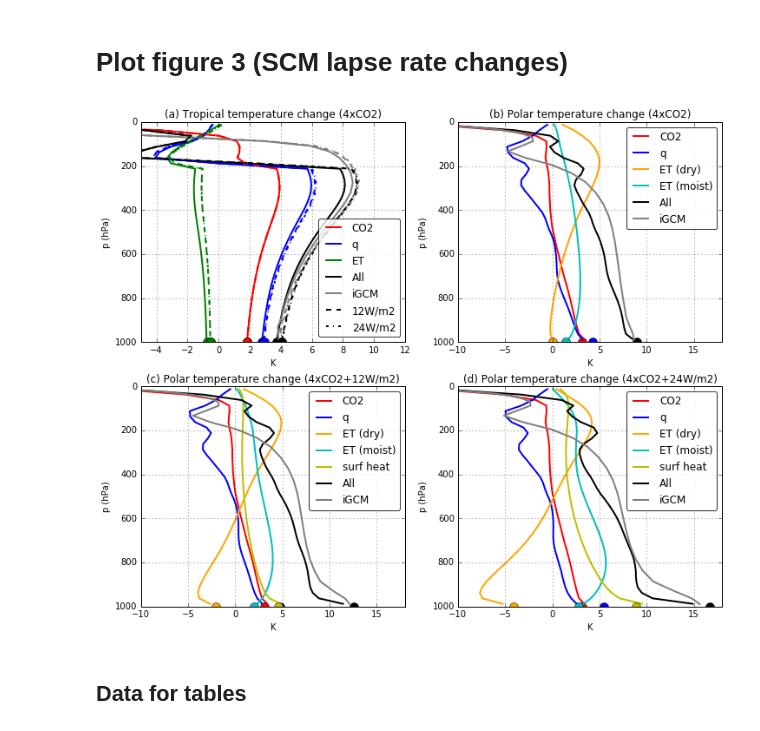
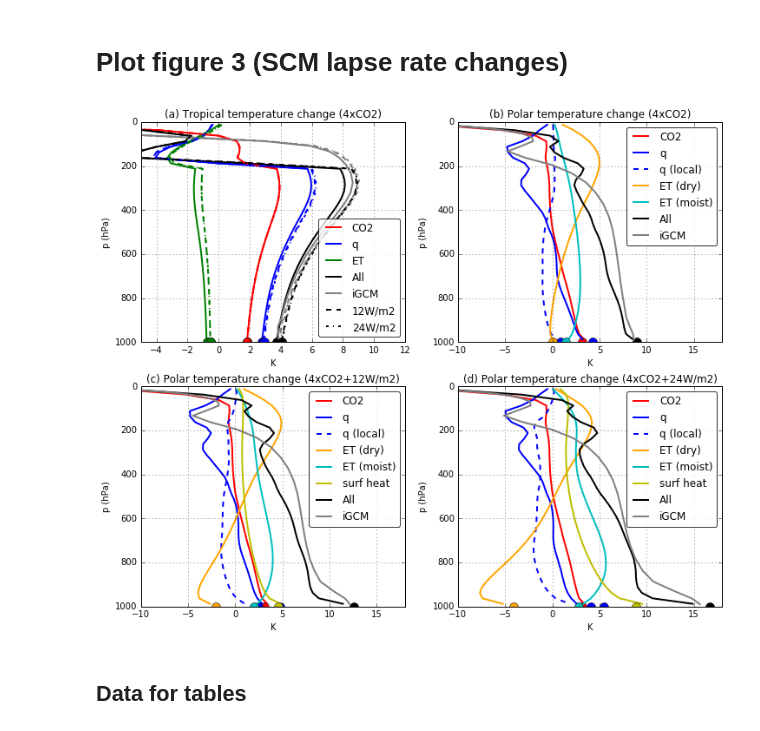
Before and after one commit to matthewjhenry/HMLR19_SCM, a Jupyter notebook: plot_figures.ipynb, the cells around one changed output. Drawn from its saved outputs; the diff is of its cells as text; code cells hidden in the pictures.

```diff
--- a/plot_figures.ipynb
+++ b/plot_figures.ipynb
@@ -539,6 +543,7 @@ Getting ozone data from /home/mhenry/Programs/anaconda2/lib/python2.7/site-packa
 # %% [markdown]
 # Run all (perturbed) single column models (poles and then tropics)
 # %%
+lat_p = 80
 model = run_pole_column(iGCM_run=co2, co2_lev=3e-4, insol=175.2, alb=0.54, transpT_ctl=True, transpQ_ctl=True, sh_ctl=True, surf_forc=0)
 
 model_co2 = run_pole_column(iGCM_run=co2, co2_lev=12e-4, insol=175.2, alb=0.54, transpT_ctl=False, transpQ_ctl=False, sh_ctl=False, surf_forc=0)
@@ -547,7 +552,7 @@ model_co2_transT = run_pole_column(iGCM_run=co2, co2_lev=3e-4, insol=175.2, alb=
 model_co2_transQ = run_pole_column(iGCM_run=co2, co2_lev=3e-4, insol=175.2, alb=0.54, transpT_ctl=True,transpQ_ctl=False, sh_ctl=True, surf_forc=0)
 model_co2_q = run_pole_column(iGCM_run=co2, co2_lev=3e-4, insol=175.2, alb=0.54,transpT_ctl=True,transpQ_ctl=True, sh_ctl=False, surf_forc=0)
 model_co2_q_local = run_pole_column(iGCM_run=co2, co2_lev=3e-4, insol=175.2, alb=0.54,transpT_ctl=True,
-                    transpQ_ctl=True, sh_ctl=True, surf_forc=0,q_spec = model_p_co2_RH.q)
+                    transpQ_ctl=True, sh_ctl=True, surf_forc=0,q_spec = np.interp(model.lev,iGCM_run.sig_*1000,iGCM_run.plot_pole(co2.q_lin,lat_p))+(model_p_co2_RH.q-model_p_ctl_RH.q))
 model_co2_q_remote_Tatm = model_co2_q.Tatm-(model_co2_q_local.Tatm-model.Tatm)
 model_co2_q_remote_Ts = model_co2_q.Ts-(model_co2_q_local.Ts-model.Ts)
 
@@ -557,7 +562,7 @@ model_HS12_transT = run_pole_column(iGCM_run=co2_HS12, co2_lev=3e-4, insol=175.2
 model_HS12_transQ = run_pole_column(iGCM_run=co2_HS12, co2_lev=3e-4, insol=175.2, alb=0.54, transpT_ctl=True,transpQ_ctl=False, sh_ctl=True, surf_forc=0)
 model_HS12_q = run_pole_column(iGCM_run=co2_HS12, co2_lev=3e-4, insol=175.2, alb=0.54, transpT_ctl=True,transpQ_ctl=True, sh_ctl=False, surf_forc=0)
 model_HS12_q_local = run_pole_column(iGCM_run=co2_HS12, co2_lev=3e-4, insol=175.2, alb=0.54,transpT_ctl=True,
-                              transpQ_ctl=True, sh_ctl=True, surf_forc=0,q_spec = model_p_co2_RH_HS12.q)
+                              transpQ_ctl=True, sh_ctl=True, surf_forc=0,q_spec = np.interp(model.lev,iGCM_run.sig_*1000,iGCM_run.plot_pole(co2.q_lin,lat_p))+(model_p_co2_RH_HS12.q-model_p_ctl_RH.q))
 model_HS12_surf = run_pole_column(iGCM_run=co2_HS12, co2_lev=3e-4, insol=175.2, alb=0.54, transpT_ctl=True,transpQ_ctl=True, sh_ctl=True, surf_forc=4e-7)
 model_HS12_q_remote_Tatm = model_HS12_q.Tatm-(model_HS12_q_local.Tatm-model.Tatm)
 model_HS12_q_remote_Ts = model_HS12_q.Ts-(model_HS12_q_local.Ts-model.Ts)
@@ -567,7 +572,7 @@ model_HS24_transT = run_pole_column(iGCM_run=co2_HS24, co2_lev=3e-4, insol=175.2
 model_HS24_transQ = run_pole_column(iGCM_run=co2_HS24, co2_lev=3e-4, insol=175.2, alb=0.54, transpT_ctl=True,transpQ_ctl=False, sh_ctl=True, surf_forc=0)
 model_HS24_q = run_pole_column(iGCM_run=co2_HS24, co2_lev=3e-4, insol=175.2, alb=0.54, transpT_ctl=True,transpQ_ctl=True, sh_ctl=False, surf_forc=0)
 model_HS24_q_local = run_pole_column(iGCM_run=co2_HS24, co2_lev=3e-4, insol=175.2, alb=0.54,transpT_ctl=True,
-                              transpQ_ctl=True, sh_ctl=True, surf_forc=0,q_spec = model_p_co2_RH_HS24.q)
+                              transpQ_ctl=True, sh_ctl=True, surf_forc=0,q_spec = np.interp(model.lev,iGCM_run.sig_*1000,iGCM_run.plot_pole(co2.q_lin,lat_p))+(model_p_co2_RH_HS24.q-model_p_ctl_RH.q))
 model_HS24_surf = run_pole_column(iGCM_run=co2_HS24, co2_lev=3e-4, insol=175.2, alb=0.54, transpT_ctl=True,transpQ_ctl=True, sh_ctl=True, surf_forc=8e-7)
 model_HS24_q_remote_Tatm = model_HS24_q.Tatm-(model_HS24_q_local.Tatm-model.Tatm)
 model_HS24_q_remote_Ts = model_HS24_q.Ts-(model_HS24_q_local.Ts-model.Ts)
@@ -593,13 +598,14 @@ Getting ozone data from /home/mhenry/Programs/anaconda2/lib/python2.7/site-packa
 Getting ozone data from /home/mhenry/Programs/anaconda2/lib/python2.7/site-packages/climlab/radiation/data/ozone/apeozone_cam3_5_54.nc
 Getting ozone data from /home/mhenry/Programs/anaconda2/lib/python2.7/site-packages/climlab/radiation/data/ozone/apeozone_cam3_5_54.nc
 # %%
+lat_t = 10
 model_t = run_eq_column(iGCM_run=co2, co2_lev=3e-4, insol=415, alb=0.07, transp_ctl=True, sh_ctl=True)
 model_t_co2 = run_eq_column(iGCM_run=co2, co2_lev=12e-4, insol=415, alb=0.07, transp_ctl=False, sh_ctl=False)
 model_t_co2_co2 = run_eq_column(iGCM_run=co2, co2_lev=12e-4, insol=415, alb=0.07, transp_ctl=True, sh_ctl=True)
 model_t_co2_trans = run_eq_column(iGCM_run=co2, co2_lev=3e-4, insol=415, alb=0.07, transp_ctl=False, sh_ctl=True)
 model_t_co2_q = run_eq_column(iGCM_run=co2, co2_lev=3e-4, insol=415, alb=0.07, transp_ctl=True, sh_ctl=False)
 model_t_co2_q_local = run_eq_column(iGCM_run=co2, co2_lev=3e-4, insol=415, alb=0.07, transp_ctl=True, sh_ctl=False,
-                                   q_spec =  model_t_co2_RH.q)
+                                   q_spec =  np.interp(model.lev,iGCM_run.sig_*1000,plot_eq(co2.q_lin,iGCM_run.lat_,lat_t))+(model_t_co2_RH.q-model_t_ctl_RH.q))
 model_t_co2_q_remote_Tatm = model_t_co2_q.Tatm-(model_t_co2_q_local.Tatm-model_t.Tatm)
 model_t_co2_q_remote_Ts = model_t_co2_q.Ts-(model_t_co2_q_local.Ts-model_t.Ts)
 
@@ -608,7 +614,7 @@ model_t_HS12_co2 = run_eq_column(iGCM_run=co2_HS12, co2_lev=12e-4, insol=415, al
 model_t_HS12_trans = run_eq_column(iGCM_run=co2_HS12, co2_lev=3e-4, insol=415, alb=0.07, transp_ctl=False, sh_ctl=True)
 model_t_HS12_q = run_eq_column(iGCM_run=co2_HS12, co2_lev=3e-4, insol=415, alb=0.07, transp_ctl=True, sh_ctl=False)
 model_t_HS12_q_local = run_eq_column(iGCM_run=co2_HS12, co2_lev=3e-4, insol=415, alb=0.07, transp_ctl=True, sh_ctl=False,
-                                   q_spec =  model_t_co2_RH_HS12.q)
+                                   q_spec =  np.interp(model.lev,iGCM_run.sig_*1000,plot_eq(co2_HS12.q_lin,iGCM_run.lat_,lat_t))+(model_t_co2_RH_HS12.q-model_t_ctl_RH.q))
 model_t_HS12_q_remote_Tatm = model_t_HS12_q.Tatm-(model_t_HS12_q_local.Tatm-model_t.Tatm)
 model_t_HS12_q_remote_Ts = model_t_HS12_q.Ts-(model_t_HS12_q_local.Ts-model_t.Ts)
 
@@ -617,7 +623,7 @@ model_t_HS24_co2 = run_eq_column(iGCM_run=co2_HS24, co2_lev=12e-4, insol=415, al
 model_t_HS24_trans = run_eq_column(iGCM_run=co2_HS24, co2_lev=3e-4, insol=415, alb=0.07, transp_ctl=False, sh_ctl=True)
 model_t_HS24_q = run_eq_column(iGCM_run=co2_HS24, co2_lev=3e-4, insol=415, alb=0.07, transp_ctl=True, sh_ctl=False)
 model_t_HS24_q_local = run_eq_column(iGCM_run=co2_HS24, co2_lev=3e-4, insol=415, alb=0.07, transp_ctl=True, sh_ctl=False,
-                                   q_spec =  model_t_co2_RH_HS24.q)
+                                   q_spec =  np.interp(model.lev,iGCM_run.sig_*1000,plot_eq(co2_HS24.q_lin,iGCM_run.lat_,lat_t))+(model_t_co2_RH_HS24.q-model_t_ctl_RH.q))
 model_t_HS24_q_remote_Tatm = model_t_HS24_q.Tatm-(model_t_HS24_q_local.Tatm-model_t.Tatm)
 model_t_HS24_q_remote_Ts = model_t_HS24_q.Ts-(model_t_HS24_q_local.Ts-model_t.Ts)
 # %% [output]
@@ -688,6 +694,8 @@ plt.plot(model_co2_co2.state['Tatm'] - model.state['Tatm'],model.lev,c='r',label
 plt.plot(model_co2_co2.state['Ts'] - model.state['Ts'], 1000, 'ro',markersize=msize)
 plt.plot(model_co2_q_local.state['Tatm'] + model_co2_q_remote_Tatm - 2*model.state['Tatm'],model.lev,c='b',label='q',linewidth=2)
 plt.plot(model_co2_q_local.state['Ts'] + model_co2_q_remote_Ts - 2*model.state['Ts'], 1000, 'bo',markersize=msize)
+plt.plot(model_co2_q_local.state['Tatm'] - model.state['Tatm'],model.lev,'b--',label='q (local)',linewidth=2)
+plt.plot(model_co2_q_local.state['Ts'] - model.state['Ts'], 1000, 'bo',markersize=msize)
 plt.plot(model_co2_transT.state['Tatm'] - model.state['Tatm'],model.lev,c='orange',label='ET (dry)',linewidth=2)
 plt.plot(model_co2_transT.state['Ts'] - model.state['Ts'], 1000, marker='o', c='orange',markersize=msize)
 plt.plot(model_co2_transQ.state['Tatm'] - model.state['Tatm'],model.lev,c='c',label='ET (moist)',linewidth=2)
@@ -708,6 +716,8 @@ plt.plot(model_HS12_co2.state['Tatm'] - model.state['Tatm'],model.lev,c='r',labe
 plt.plot(model_HS12_co2.state['Ts'] - model.state['Ts'], 1000, 'ro',markersize=msize)
 plt.plot(model_HS12_q_local.state['Tatm'] + model_HS12_q_remote_Tatm - 2*model.state['Tatm'],model.lev,c='b',label='q',linewidth=2)
 plt.plot(model_HS12_q_local.state['Ts'] + model_HS12_q_remote_Ts - 2*model.state['Ts'], 1000, 'bo',markersize=msize)
+plt.plot(model_HS12_q_local.state['Tatm']- model.state['Tatm'],model.lev,'b--',label='q (local)',linewidth=2)
+plt.plot(model_HS12_q_local.state['Ts'] - model.state['Ts'], 1000, 'bo',markersize=msize)
 plt.plot(model_HS12_transT.state['Tatm'] - model.state['Tatm'],model.lev,c='orange',label='ET (dry)',linewidth=2)
 plt.plot(model_HS12_transT.state['Ts'] - model.state['Ts'], 1000,marker='o', c='orange',markersize=msize)
 plt.plot(model_HS12_transQ.state['Tatm'] - model.state['Tatm'],model.lev,c='c',label='ET (moist)',linewidth=2)
@@ -724,34 +734,36 @@ plt.xlim([-10,18])
 lgd =plt.legend(bbox_to_anchor=(1, 1),fancybox=True, framealpha=0.8)
 plt.gca().invert_yaxis()
 plt.grid()
 
 
 plt.subplot(2,2,4)
 plt.plot(model_co2_co2.state['Tatm'] - model.state['Tatm'],model.lev,c='r',label='CO2',linewidth=2)
 plt.plot(model_co2_co2.state['Ts'] - model.state['Ts'], 1000, 'ro',markersize=msize)
 plt.plot(model_HS24_q_local.state['Tatm'] + model_HS24_q_remote_Tatm - 2*model.state['Tatm'],model.lev,c='b',label='q',linewidth=2)
 plt.plot(model_HS24_q_local.state['Ts'] + model_HS24_q_remote_Ts - 2*model.state['Ts'], 1000, 'bo',markersize=msize)
+plt.plot(model_HS24_q_local.state['Tatm'] - model.state['Tatm'],model.lev,'b--',label='q (local)',linewidth=2)
+plt.plot(model_HS24_q_local.state['Ts'] - model.state['Ts'], 1000, 'bo',markersize=msize)
 plt.plot(model_HS24_transT.state['Tatm'] - model.state['Tatm'],model.lev,c='orange',label='ET (dry)',linewidth=2)
 plt.plot(model_HS24_transT.state['Ts'] - model.state['Ts'], 1000,marker='o', c='orange',markersize=msize)
 plt.plot(model_HS24_transQ.state['Tatm'] - model.state['Tatm'],model.lev,c='c',label='ET (moist)',linewidth=2)
 plt.plot(model_HS24_transQ.state['Ts'] - model.state['Ts'], 1000, 'co',markersize=msize)
 plt.plot(model_HS24_surf.state['Tatm'] - model.state['Tatm'],model.lev,c='y',label='surf heat',linewidth=2)
 plt.plot(model_HS24_surf.state['Ts'] - model.state['Ts'], 1000, 'yo',markersize=msize)
 plt.plot(model_HS24_co2_all.state['Tatm'] - model.state['Tatm'],model.lev,c='k',label='All',linewidth=2)
 plt.plot(model_HS24_co2_all.state['Ts'] - model.state['Ts'],1000, 'ko',markersize=msize)
 plt.plot(co2.plot_pole(co2_HS24.temp_lin_diff,80),co2.sig_*1000, 'grey', label='iGCM',linewidth=2)
 plt.title('(d) Polar temperature change (4xCO2+24W/m2)')
 plt.xlabel('K')
 plt.ylabel('p (hPa)')
 plt.xlim([-10,18])
 lgd =plt.legend(bbox_to_anchor=(1, 1),fancybox=True, framealpha=0.8)
 plt.gca().invert_yaxis()
 plt.grid()
 
 plt.savefig('fig3.eps', bbox_inches='tight')
 plt.show()
 # %% [output]
-[figure, old version]
+[figure, new version]
 # %% [markdown]
 ## Data for tables
 # %%
```
Also changed, not shown: parts of 11 cells of this notebook, 18 other files.
